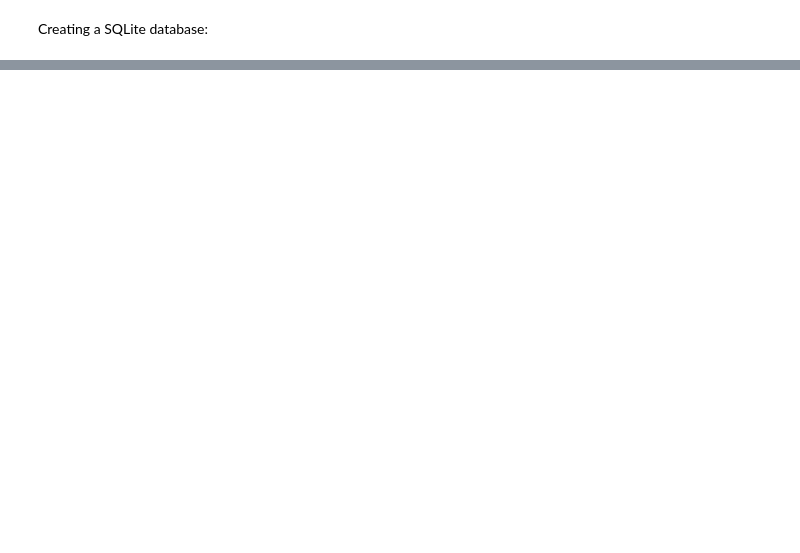
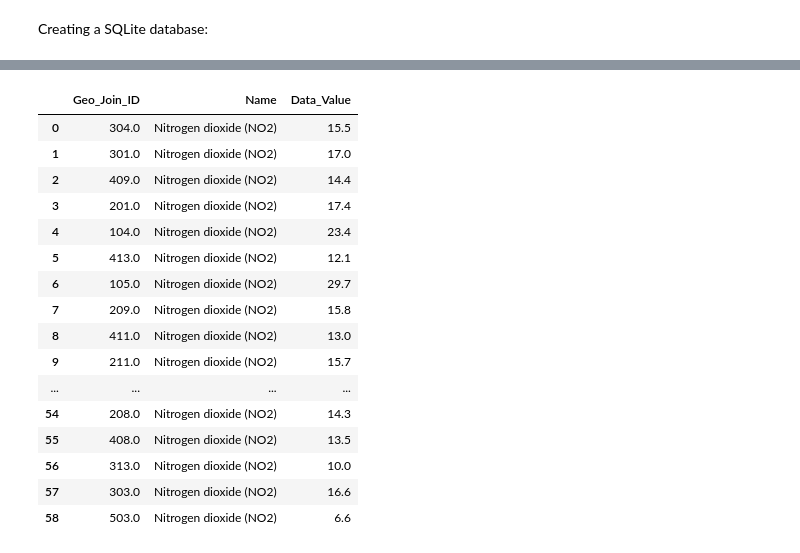
Before and after one commit to Angela-Rene/Trees_in_NYC, a Jupyter notebook: sql_and_plots.ipynb, the cells around one changed output, grey strips where cells are left out. Drawn from its saved outputs; the diff is of its cells as text; code cells hidden in the pictures; blank space fills up the shorter version.

```diff
--- a/sql_and_plots.ipynb
+++ b/sql_and_plots.ipynb
@@ -100,0 +121,25 @@ Tree Data Table:
+# %%
+nitrogen_dioxide = """SELECT Geo_Join_ID, Name, Data_Value
+                        FROM air
+                        WHERE Name = 'Nitrogen dioxide (NO2)'
+                        AND Time_Period = 'Summer 2015';
+                        """
+query(nitrogen_dioxide)
+# %% [output]
+|  | Geo_Join_ID | Name | Data_Value |
+| 0 | 304.0 | Nitrogen dioxide (NO2) | 15.5 |
+| 1 | 301.0 | Nitrogen dioxide (NO2) | 17.0 |
+| 2 | 409.0 | Nitrogen dioxide (NO2) | 14.4 |
+| 3 | 201.0 | Nitrogen dioxide (NO2) | 17.4 |
+| 4 | 104.0 | Nitrogen dioxide (NO2) | 23.4 |
+| 5 | 413.0 | Nitrogen dioxide (NO2) | 12.1 |
+| 6 | 105.0 | Nitrogen dioxide (NO2) | 29.7 |
+| 7 | 209.0 | Nitrogen dioxide (NO2) | 15.8 |
+| 8 | 411.0 | Nitrogen dioxide (NO2) | 13.0 |
+| 9 | 211.0 | Nitrogen dioxide (NO2) | 15.7 |
+| ... | ... | ... | ... |
+| 54 | 208.0 | Nitrogen dioxide (NO2) | 14.3 |
+| 55 | 408.0 | Nitrogen dioxide (NO2) | 13.5 |
+| 56 | 313.0 | Nitrogen dioxide (NO2) | 10.0 |
+| 57 | 303.0 | Nitrogen dioxide (NO2) | 16.6 |
+| 58 | 503.0 | Nitrogen dioxide (NO2) | 6.6 |
```
Also changed, not shown: parts of 3 cells of this notebook, 1 other file.
